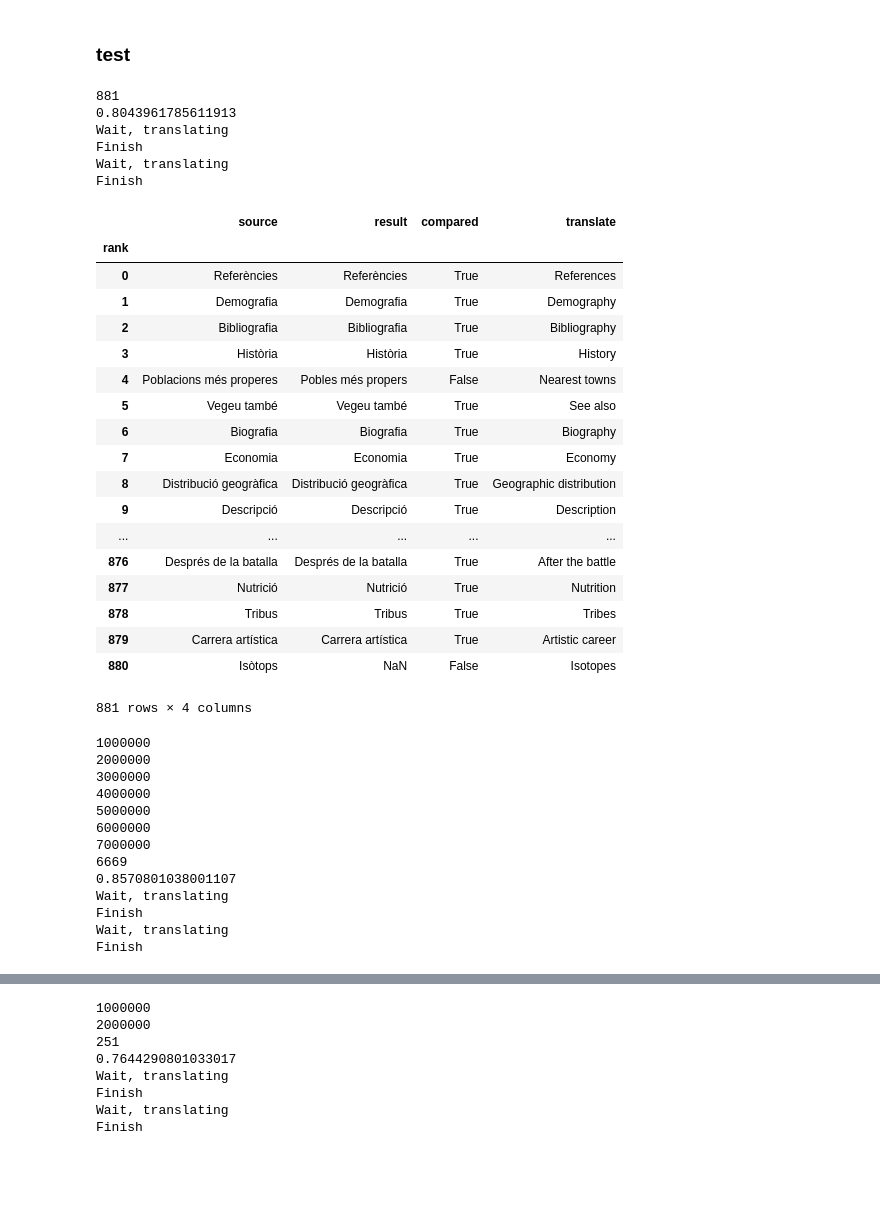
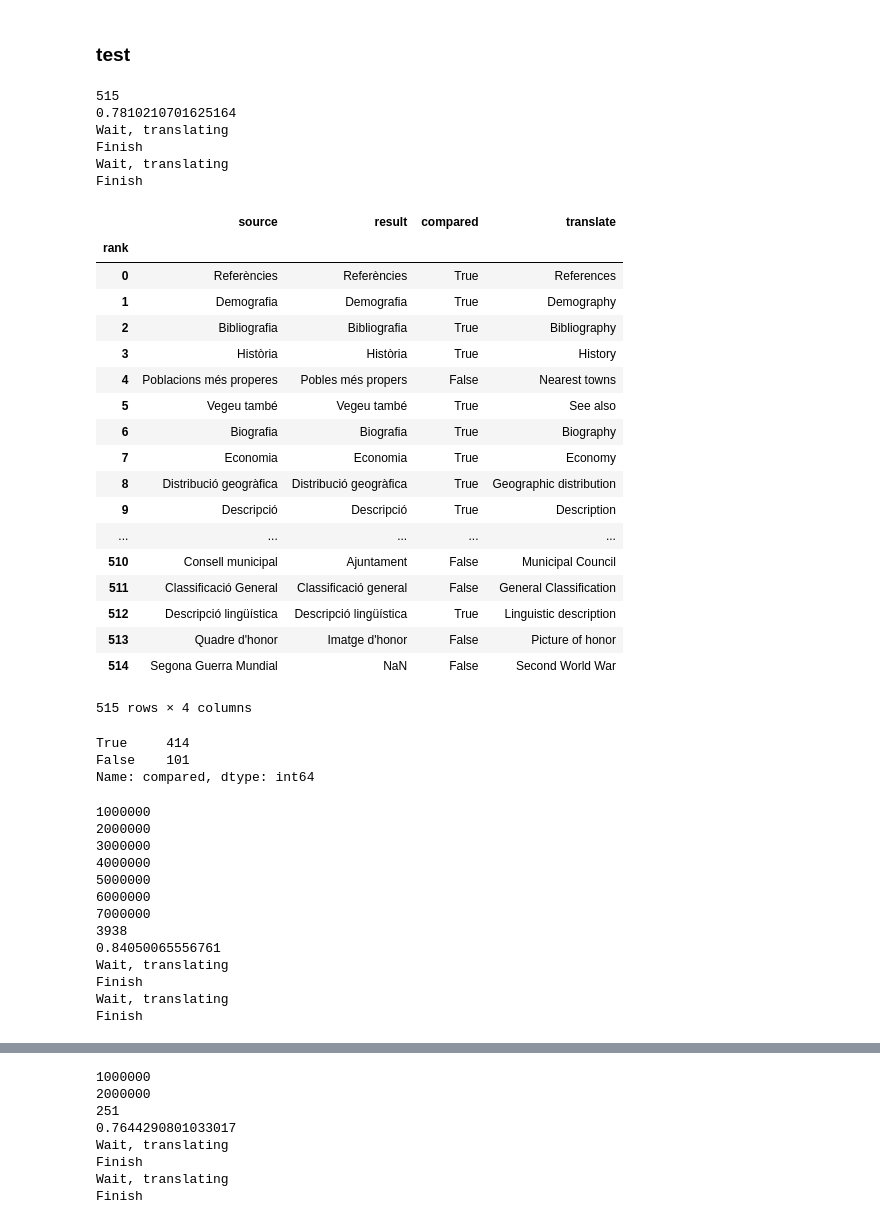
Before and after one commit to digitalTranshumant/wmf-interlanguage, a Jupyter notebook: AutomaticCheckBack.ipynb, the cells around one changed output, grey strips where cells are left out. Cells and saved outputs as stored; diff of their text form; code cells hidden in the pictures; blank space fills up the shorter version.

```diff
--- a/AutomaticCheckBack.ipynb
+++ b/AutomaticCheckBack.ipynb
@@ -116,39 +116,45 @@ def checkBack(langFrom,translateTo,frequency =1):
 ###  test
 # %%
 #Catalan to English, min freq=50
-df = checkBack('ca','en',50)
+catToEn = checkBack('ca','en',100)
 # %% [output]
-881
-0.8043961785611913
+515
+0.7810210701625164
 Wait, translating
 Finish
 Wait, translating
 Finish
-# %%
-df
-# %% [output]
-|  | source | result | compared | translate |
-| rank |  |  |  |  |
-| 0 | Referències | Referències | True | References |
-| 1 | Demografia | Demografia | True | Demography |
-| 2 | Bibliografia | Bibliografia | True | Bibliography |
-| 3 | Història | Història | True | History |
-| 4 | Poblacions més properes | Pobles més propers | False | Nearest towns |
-| 5 | Vegeu també | Vegeu també | True | See also |
-| 6 | Biografia | Biografia | True | Biography |
-| 7 | Economia | Economia | True | Economy |
-| 8 | Distribució geogràfica | Distribució geogràfica | True | Geographic distribution |
-| 9 | Descripció | Descripció | True | Description |
-| ... | ... | ... | ... | ... |
-| 876 | Després de la batalla | Després de la batalla | True | After the battle |
-| 877 | Nutrició | Nutrició | True | Nutrition |
-| 878 | Tribus | Tribus | True | Tribes |
-| 879 | Carrera artística | Carrera artística | True | Artistic career |
-| 880 | Isòtops | NaN | False | Isotopes |
-881 rows × 4 columns
+# %%
+catToEn
+# %% [output]
+|  | source | result | compared | translate |
+| rank |  |  |  |  |
+| 0 | Referències | Referències | True | References |
+| 1 | Demografia | Demografia | True | Demography |
+| 2 | Bibliografia | Bibliografia | True | Bibliography |
+| 3 | Història | Història | True | History |
+| 4 | Poblacions més properes | Pobles més propers | False | Nearest towns |
+| 5 | Vegeu també | Vegeu també | True | See also |
+| 6 | Biografia | Biografia | True | Biography |
+| 7 | Economia | Economia | True | Economy |
+| 8 | Distribució geogràfica | Distribució geogràfica | True | Geographic distribution |
+| 9 | Descripció | Descripció | True | Description |
+| ... | ... | ... | ... | ... |
+| 510 | Consell municipal | Ajuntament | False | Municipal Council |
+| 511 | Classificació General | Classificació general | False | General Classification |
+| 512 | Descripció lingüística | Descripció lingüística | True | Linguistic description |
+| 513 | Quadre d'honor | Imatge d'honor | False | Picture of honor |
+| 514 | Segona Guerra Mundial | NaN | False | Second World War |
+515 rows × 4 columns
+# %%
+catToEn.compared.value_counts()
+# %% [output]
+True     414
+False    101
+Name: compared, dtype: int64
 # %%
-#German to English, min freq=50
-df = checkBack('de','en',50)
+#German to English, min freq=100
+deToEn = checkBack('de','en',100)
 # %% [output]
 1000000
 2000000
@@ -157,8 +163,8 @@ df = checkBack('de','en',50)
 5000000
 6000000
 7000000
-6669
-0.8570801038001107
+3938
+0.84050065556761
 Wait, translating
 Finish
 Wait, translating
```
Also changed, not shown: parts of 7 cells of this notebook.
